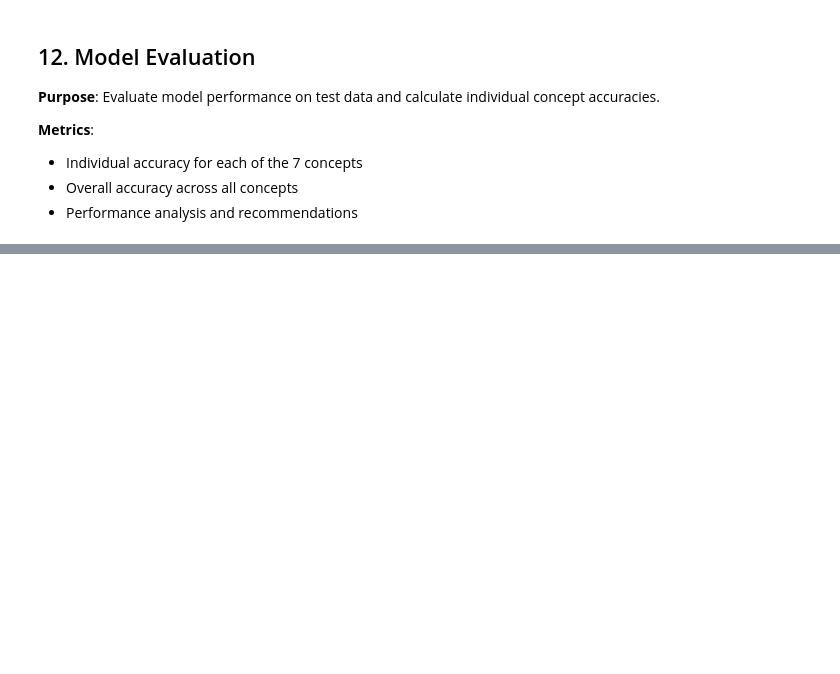
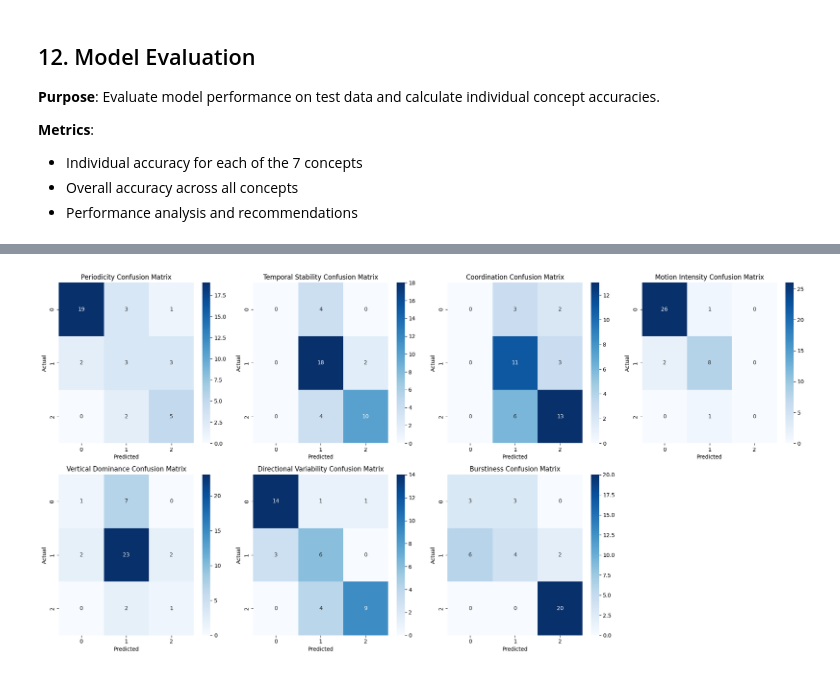
Before and after one commit to tudormatei/dsai-project, a Jupyter notebook: model-training/quick_train_cnn.ipynb, the cells around one changed output, grey strips where cells are left out. Cells and saved outputs as stored; diff of their text form; code cells hidden in the pictures; blank space fills up the shorter version.

```diff
--- a/model-training/quick_train_cnn.ipynb
+++ b/model-training/quick_train_cnn.ipynb
@@ -772,0 +863,30 @@ Note: Static context is used internally to help motion concepts but is not evalu
+# %%
+# Confusion Matrices for Each Concept
+fig, axes = plt.subplots(2, 4, figsize=(20, 10))
+axes = axes.flatten()
+
+concept_data = [
+    ('Periodicity', periodicity_true, periodicity_pred),
+    ('Temporal Stability', temporal_stability_true, temporal_stability_pred),
+    ('Coordination', coordination_true, coordination_pred),
+    ('Motion Intensity', motion_intensity_true, motion_intensity_pred),
+    ('Vertical Dominance', vertical_dominance_true, vertical_dominance_pred),
+    ('Directional Variability', directional_variability_true, directional_variability_pred),
+    ('Burstiness', burstiness_true, burstiness_pred)
+]
+
+for i, (name, y_true, y_pred) in enumerate(concept_data):
+    cm = confusion_matrix(y_true, y_pred)
+    sns.heatmap(cm, annot=True, fmt='d', cmap='Blues', ax=axes[i])
+    axes[i].set_title(f'{name} Confusion Matrix')
+    axes[i].set_xlabel('Predicted')
+    axes[i].set_ylabel('Actual')
+
+# Hide the last subplot if not needed
+if len(concept_data) < len(axes):
+    axes[-1].set_visible(False)
+
+plt.tight_layout()
+plt.show()
+# %% [output]
+[figure, added]
```
Also changed, not shown: parts of 10 cells of this notebook.
